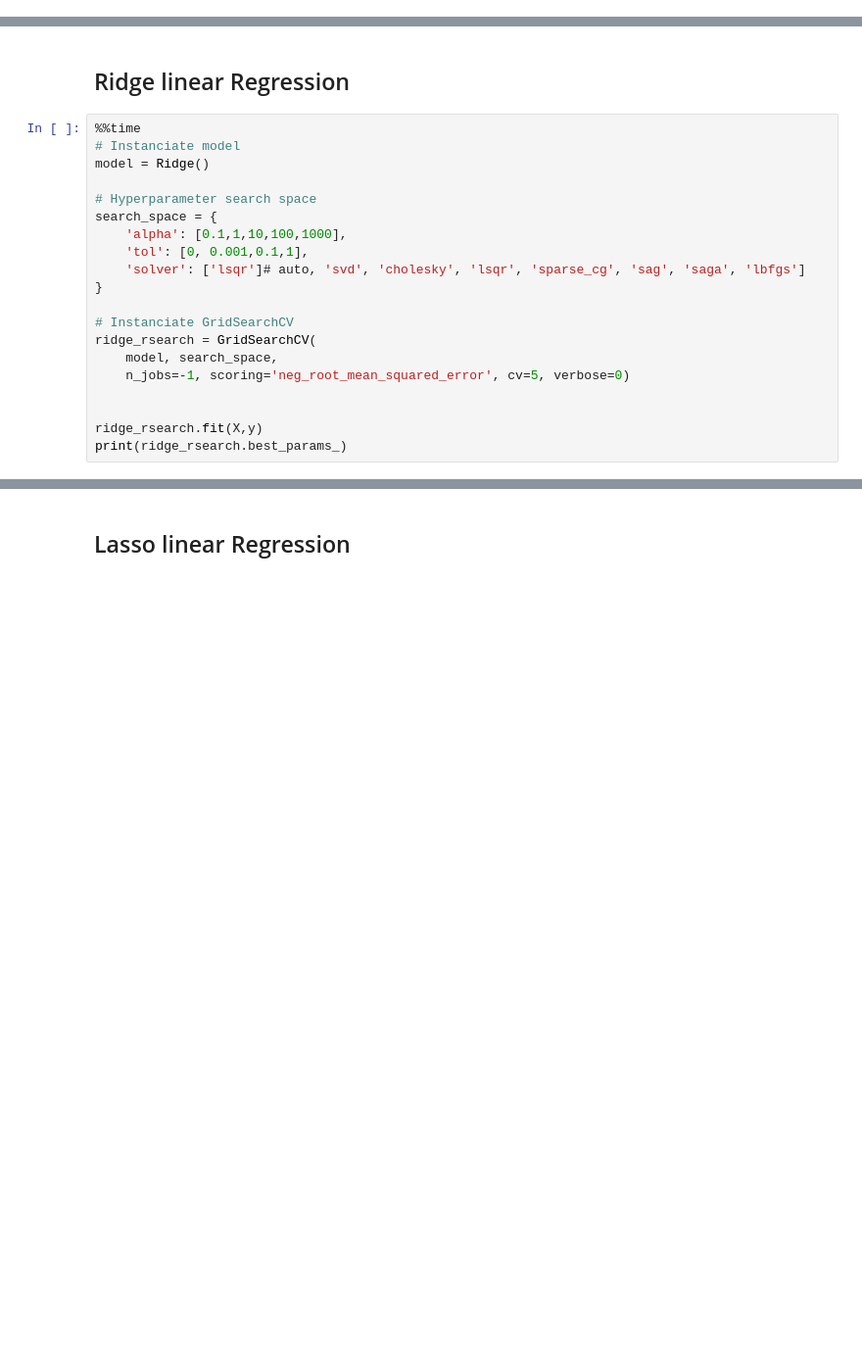
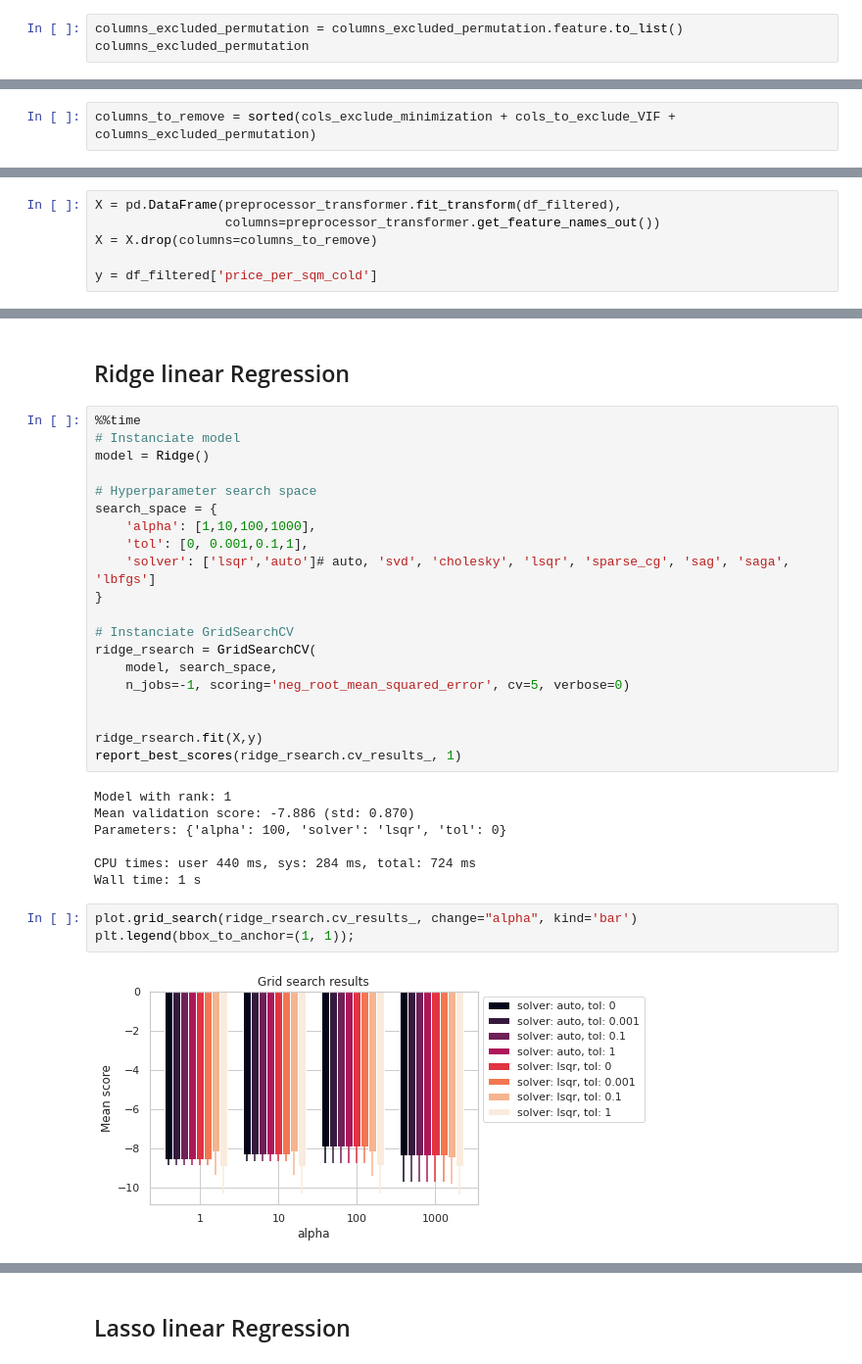
Before and after one commit to chvieira2/housing_crawler, a Jupyter notebook: notebooks/pipeline_preproc_model.ipynb, the cells around one changed output, grey strips where cells are left out. Shown at 98% size. Drawn from its saved outputs; the diff is of its cells as text; blank space fills up the shorter version.

```diff
--- a/notebooks/pipeline_preproc_model.ipynb
+++ b/notebooks/pipeline_preproc_model.ipynb
@@ -720,6 +708,9 @@ print(importance_df_selected.shape)
 importance_df_selected
 # %%
 important_features = importance_df_selected.feature.to_list()
+# %%
+columns_excluded_permutation = columns_excluded_permutation.feature.to_list()
+columns_excluded_permutation
 # %% [markdown]
 # Predictive Power Score
 # %%
@@ -746,0 +734,2 @@ y = df_analysed['cold_rent_euros']
+# %%
+columns_to_remove = sorted(cols_exclude_minimization + cols_to_exclude_VIF + columns_excluded_permutation)
@@ -746,0 +760,6 @@ y = df_analysed['cold_rent_euros']
+# %%
+X = pd.DataFrame(preprocessor_transformer.fit_transform(df_filtered),
+                 columns=preprocessor_transformer.get_feature_names_out())
+X = X.drop(columns=columns_to_remove)
+
+y = df_filtered['price_per_sqm_cold']
@@ -792,9 +824,9 @@ model = Ridge()
 
 # Hyperparameter search space
 search_space = {
-    'alpha': [0.1,1,10,100,1000],
+    'alpha': [1,10,100,1000],
     'tol': [0, 0.001,0.1,1],
-    'solver': ['lsqr']# auto, 'svd', 'cholesky', 'lsqr', 'sparse_cg', 'sag', 'saga', 'lbfgs']
+    'solver': ['lsqr','auto']# auto, 'svd', 'cholesky', 'lsqr', 'sparse_cg', 'sag', 'saga', 'lbfgs']
 }
 
 # Instanciate GridSearchCV
@@ -804,7 +836,19 @@ ridge_rsearch = GridSearchCV(
 
 
 ridge_rsearch.fit(X,y)
-print(ridge_rsearch.best_params_)
+report_best_scores(ridge_rsearch.cv_results_, 1)
+# %% [output]
+Model with rank: 1
+Mean validation score: -7.886 (std: 0.870)
+Parameters: {'alpha': 100, 'solver': 'lsqr', 'tol': 0}
+
+CPU times: user 440 ms, sys: 284 ms, total: 724 ms
+Wall time: 1 s
+# %%
+plot.grid_search(ridge_rsearch.cv_results_, change="alpha", kind='bar')
+plt.legend(bbox_to_anchor=(1, 1));
+# %% [output]
+[figure, added]
 # %%
 # Range for training with 10 equally devided points
 train_sizes_range = range(int(round(len(y)/10,-2)),
```
Also changed, not shown: parts of 130 cells of this notebook, 1 other file.
